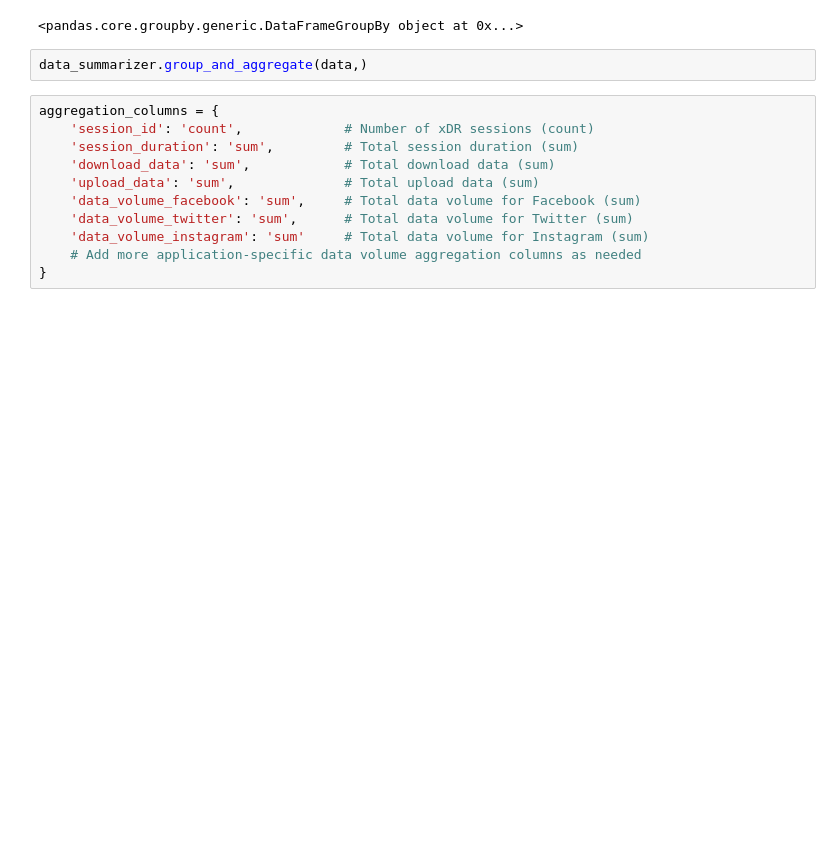
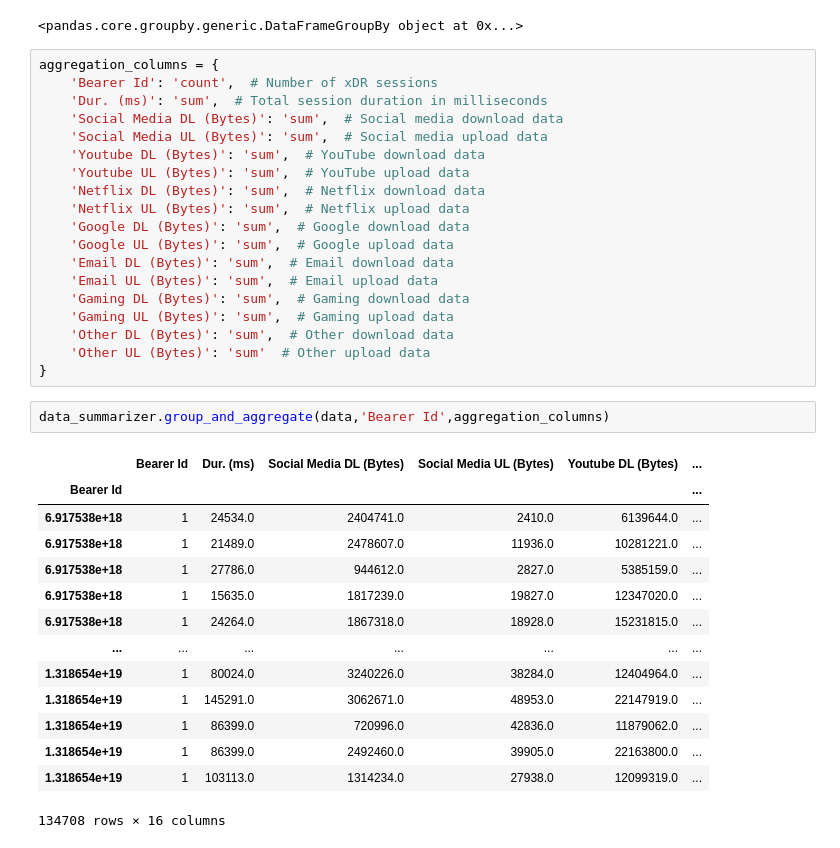
Before and after one commit to jadmassu/tellco, a Jupyter notebook: notbook/user_overview_analysis.ipynb, the cells around one changed output. Saved outputs shown, nothing was run; the diff lists cells and outputs as text; blank space fills up the shorter version.

```diff
--- a/notbook/user_overview_analysis.ipynb
+++ b/notbook/user_overview_analysis.ipynb
@@ -94,16 +94,39 @@ grouped_data = data.groupby('Bearer Id')
 grouped_data
 # %% [output]
 <pandas.core.groupby.generic.DataFrameGroupBy object at 0x...>
+# %%
+aggregation_columns = {
+    'Bearer Id': 'count',  # Number of xDR sessions
+    'Dur. (ms)': 'sum',  # Total session duration in milliseconds
+    'Social Media DL (Bytes)': 'sum',  # Social media download data
+    'Social Media UL (Bytes)': 'sum',  # Social media upload data
+    'Youtube DL (Bytes)': 'sum',  # YouTube download data
+    'Youtube UL (Bytes)': 'sum',  # YouTube upload data
+    'Netflix DL (Bytes)': 'sum',  # Netflix download data
+    'Netflix UL (Bytes)': 'sum',  # Netflix upload data
+    'Google DL (Bytes)': 'sum',  # Google download data
+    'Google UL (Bytes)': 'sum',  # Google upload data
+    'Email DL (Bytes)': 'sum',  # Email download data
+    'Email UL (Bytes)': 'sum',  # Email upload data
+    'Gaming DL (Bytes)': 'sum',  # Gaming download data
+    'Gaming UL (Bytes)': 'sum',  # Gaming upload data
+    'Other DL (Bytes)': 'sum',  # Other download data
+    'Other UL (Bytes)': 'sum'  # Other upload data
+}
 # %%
-data_summarizer.group_and_aggregate(data,)
+data_summarizer.group_and_aggregate(data,'Bearer Id',aggregation_columns)
+# %% [output]
+|  | Bearer Id | Dur. (ms) | Social Media DL (Bytes) | Social Media UL (Bytes) | Youtube DL (Bytes) | ... |
+| Bearer Id |  |  |  |  |  | ... |
+| 6.917538e+18 | 1 | 24534.0 | 2404741.0 | 2410.0 | 6139644.0 | ... |
+| 6.917538e+18 | 1 | 21489.0 | 2478607.0 | 11936.0 | 10281221.0 | ... |
+| 6.917538e+18 | 1 | 27786.0 | 944612.0 | 2827.0 | 5385159.0 | ... |
+| 6.917538e+18 | 1 | 15635.0 | 1817239.0 | 19827.0 | 12347020.0 | ... |
+| 6.917538e+18 | 1 | 24264.0 | 1867318.0 | 18928.0 | 15231815.0 | ... |
+| ... | ... | ... | ... | ... | ... | ... |
+| 1.318654e+19 | 1 | 80024.0 | 3240226.0 | 38284.0 | 12404964.0 | ... |
+| 1.318654e+19 | 1 | 145291.0 | 3062671.0 | 48953.0 | 22147919.0 | ... |
+| 1.318654e+19 | 1 | 86399.0 | 720996.0 | 42836.0 | 11879062.0 | ... |
+| 1.318654e+19 | 1 | 86399.0 | 2492460.0 | 39905.0 | 22163800.0 | ... |
+| 1.318654e+19 | 1 | 103113.0 | 1314234.0 | 27938.0 | 12099319.0 | ... |
+134708 rows × 16 columns
-# %%
-aggregation_columns = {
-    'session_id': 'count',             # Number of xDR sessions (count)
-    'session_duration': 'sum',         # Total session duration (sum)
-    'download_data': 'sum',            # Total download data (sum)
-    'upload_data': 'sum',              # Total upload data (sum)
-    'data_volume_facebook': 'sum',     # Total data volume for Facebook (sum)
-    'data_volume_twitter': 'sum',      # Total data volume for Twitter (sum)
-    'data_volume_instagram': 'sum'     # Total data volume for Instagram (sum)
-    # Add more application-specific data volume aggregation columns as needed
-}
```
